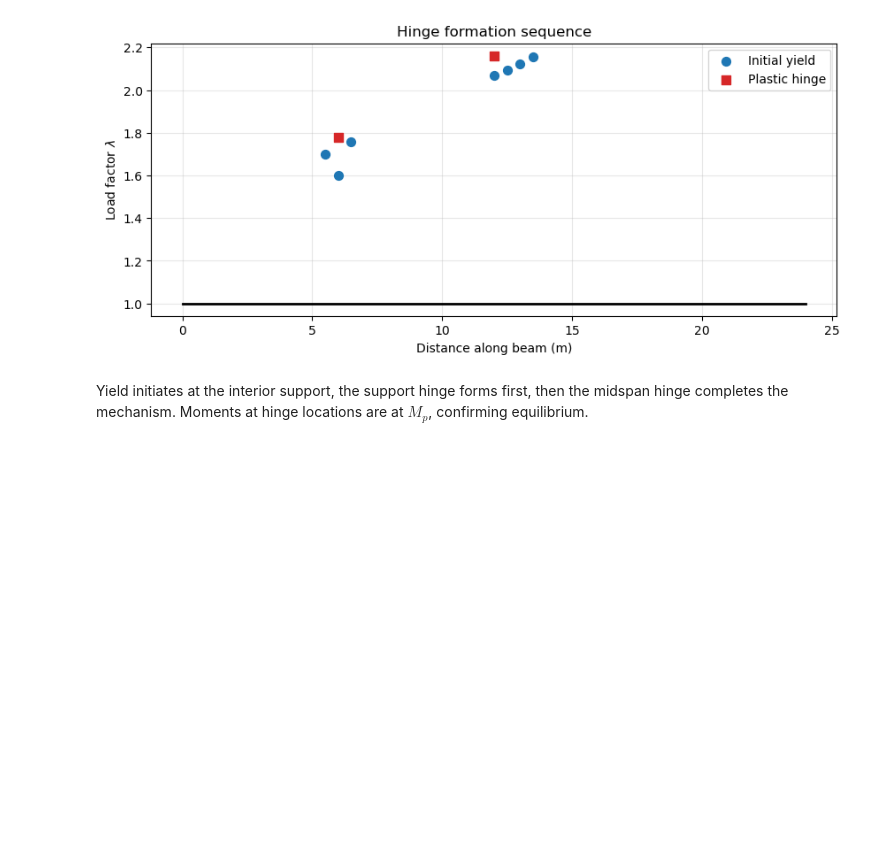
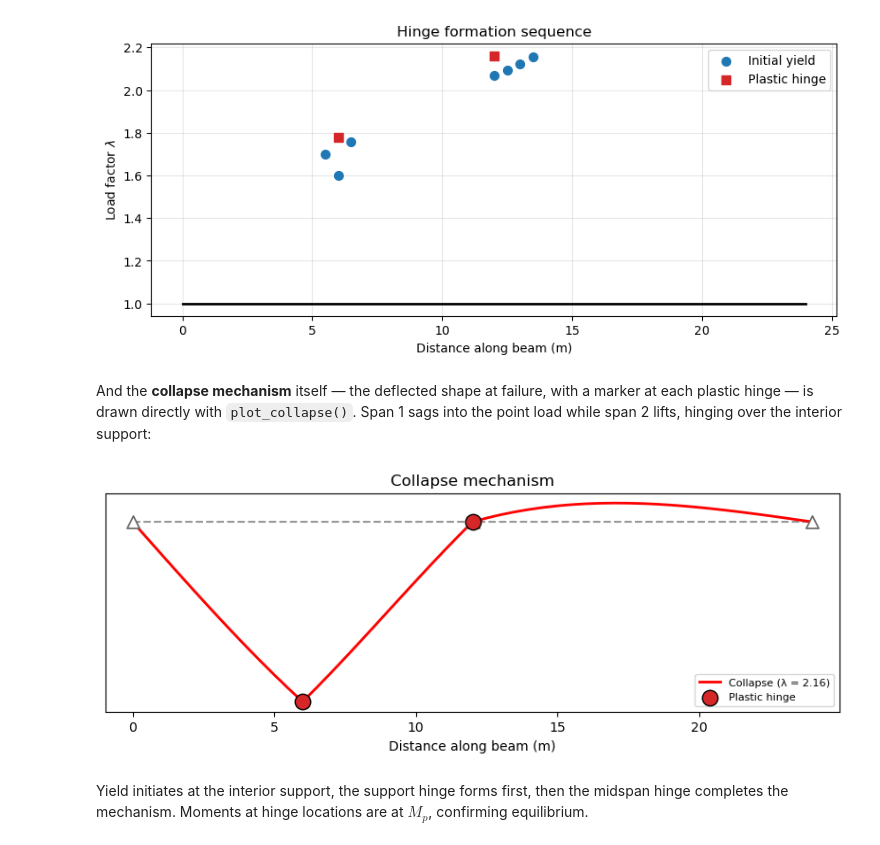
Before and after one commit to ccaprani/pycba, a Jupyter notebook: docs/source/notebooks/nonlinear.ipynb, the cells around one changed output. Drawn from its saved outputs; the diff is of its cells as text; code cells hidden in the pictures; blank space fills up the shorter version.

```diff
--- a/docs/source/notebooks/nonlinear.ipynb
+++ b/docs/source/notebooks/nonlinear.ipynb
@@ -66,6 +66,12 @@ plt.title("Hinge formation sequence")
 plt.show()
 # %% [output]
 [figure]
+# %% [markdown]
+And the **collapse mechanism** itself — the deflected shape at failure, with a marker at each plastic hinge — is drawn directly with `plot_collapse()`. Span 1 sags into the point load while span 2 lifts, hinging over the interior support:
+# %%
+result.plot_collapse();
+# %% [output]
+[figure, added]
 # %% [markdown]
 Yield initiates at the interior support, the support hinge forms first, then the midspan hinge completes the mechanism.  Moments at hinge locations are at $M_p$, confirming equilibrium.
 # %% [markdown]
```
Also changed, not shown: 6 other files.
